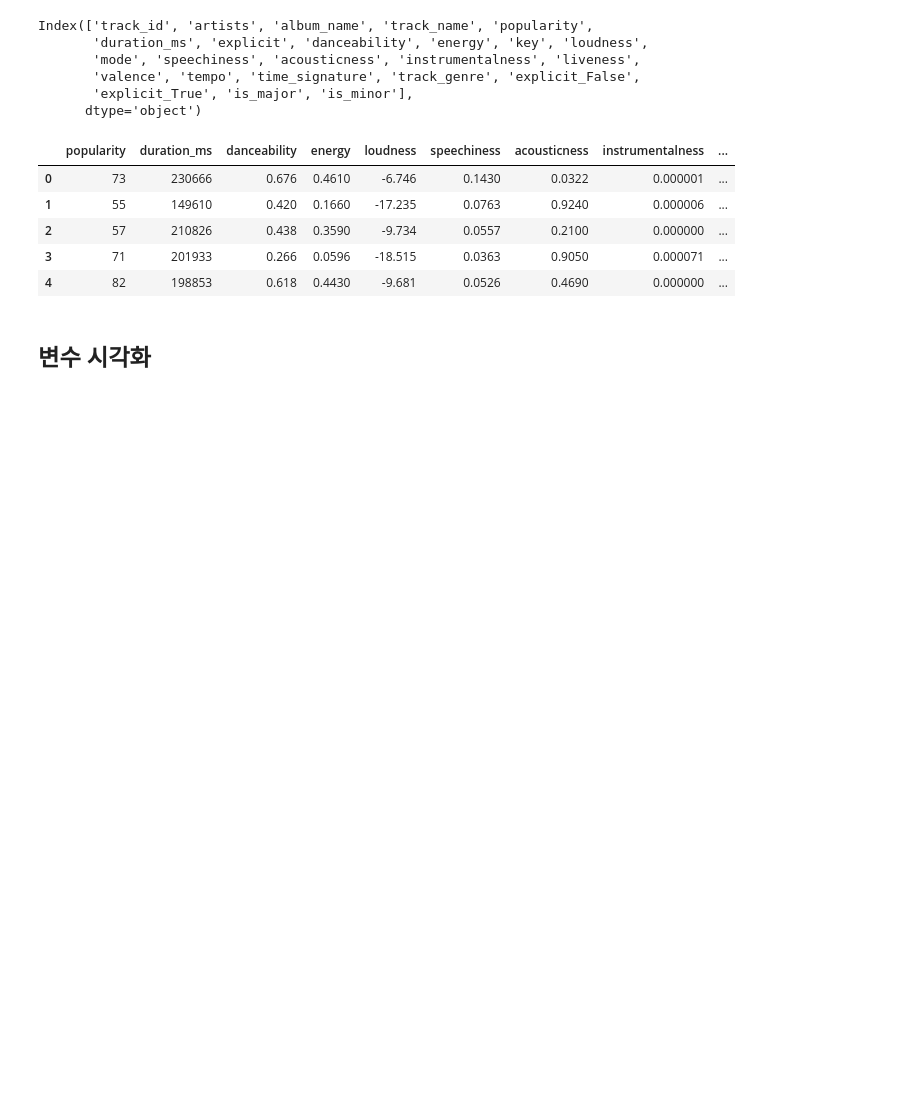
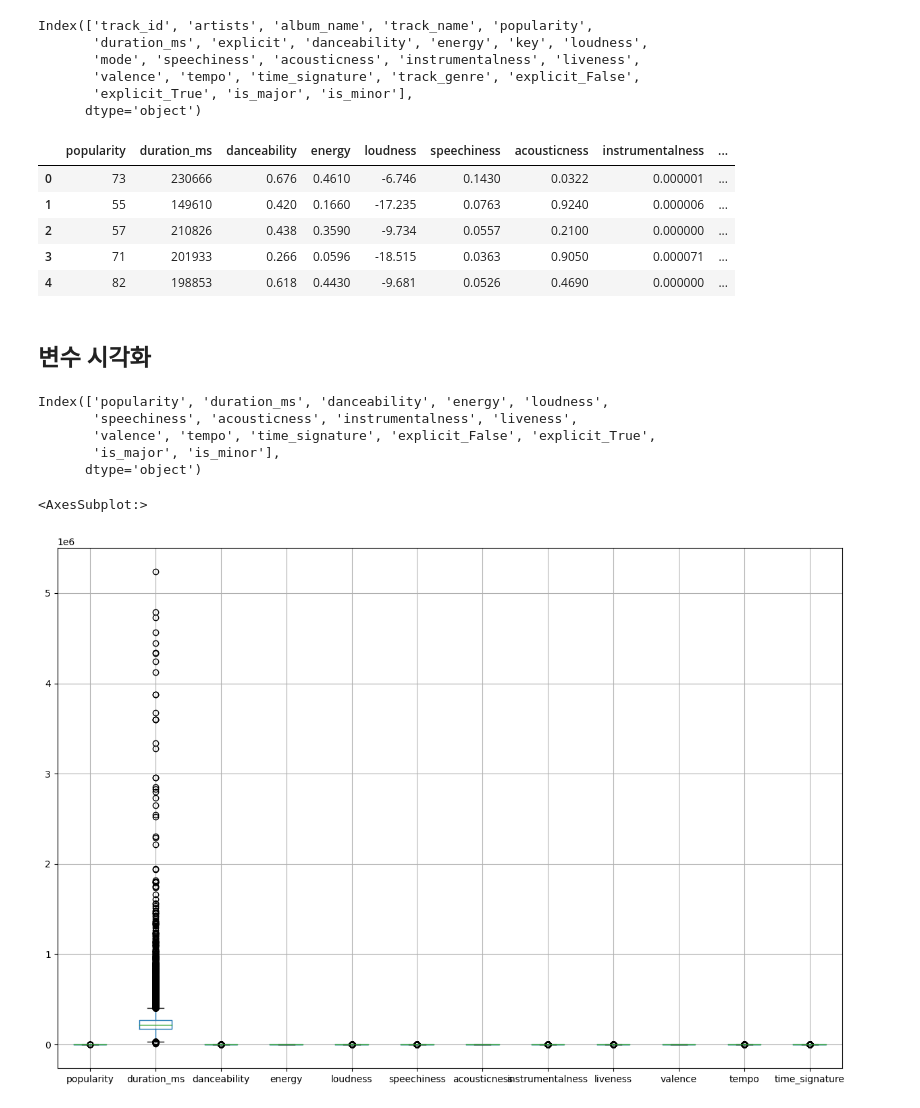
Before and after one commit to sangchun1/nba_salary, a Jupyter notebook: preprocess.ipynb, the cells around one changed output. Cells and saved outputs as stored; diff of their text form; code cells hidden in the pictures; blank space fills up the shorter version.

```diff
--- a/preprocess.ipynb
+++ b/preprocess.ipynb
@@ -173,0 +169,16 @@ df1.hist([df1.columns])
+# %%
+df1.columns
+# %% [output]
+Index(['popularity', 'duration_ms', 'danceability', 'energy', 'loudness',
+       'speechiness', 'acousticness', 'instrumentalness', 'liveness',
+       'valence', 'tempo', 'time_signature', 'explicit_False', 'explicit_True',
+       'is_major', 'is_minor'],
+      dtype='object')
+# %%
+# 연속형 변수별 박스플롯
+df1.boxplot(column=['popularity', 'duration_ms', 'danceability', 'energy', 'loudness',
+       'speechiness', 'acousticness', 'instrumentalness', 'liveness',
+       'valence', 'tempo', 'time_signature'], figsize=(15, 10))
+# %% [output]
+<AxesSubplot:>
+[figure, added]
```
Also changed, not shown: parts of 6 cells of this notebook, 1 other file.
